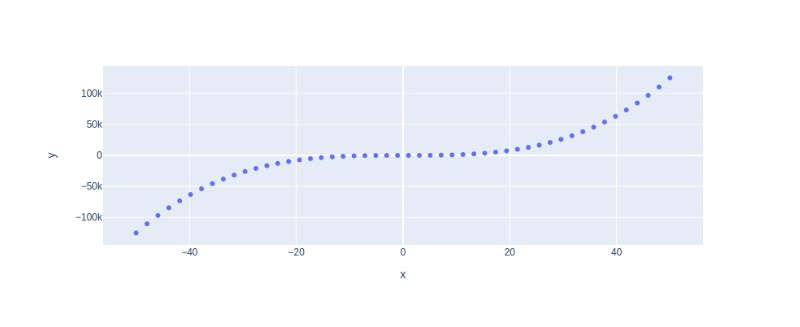
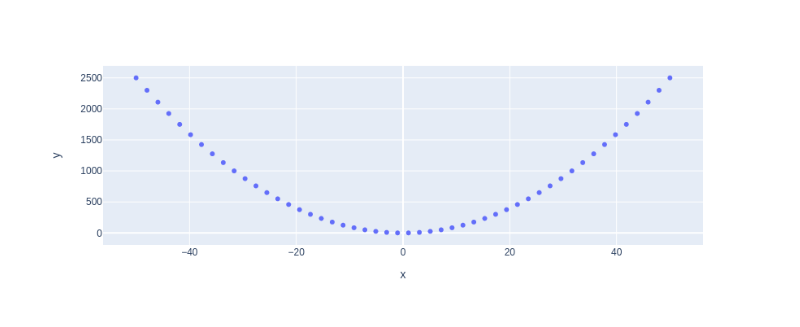
Before and after one commit to kohyk02/my-notebooks-repo, a Jupyter notebook: experiment1.ipynb, the cells around one changed output. Cells and saved outputs as stored; diff of their text form; code cells hidden in the pictures.

```diff
--- a/experiment1.ipynb
+++ b/experiment1.ipynb
@@ -1,12 +1,12 @@
 # %%
 import numpy as np
 import plotly.express as px
 # x-axis data points
 x = np.linspace(start=-50, stop=50)
 # y-axis data points
-y = x ** 3
+y = x ** 2
 # define the plot
 fig = px.scatter(x=x, y=y)
 fig.show()
 # %% [output]
-[figure, old version]
+[figure, new version]
```
